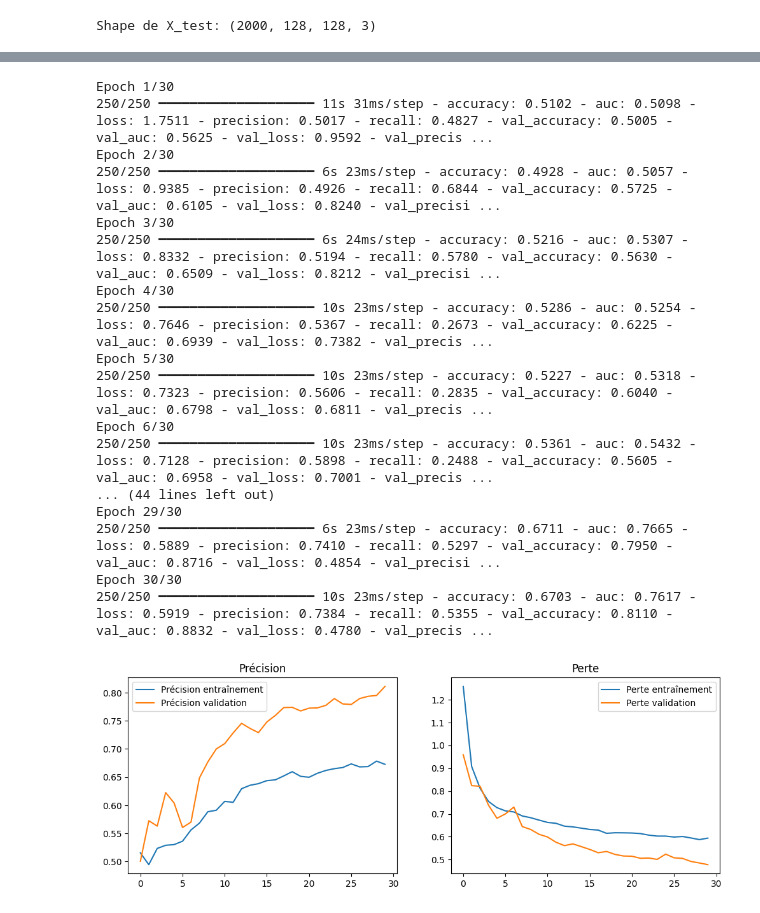
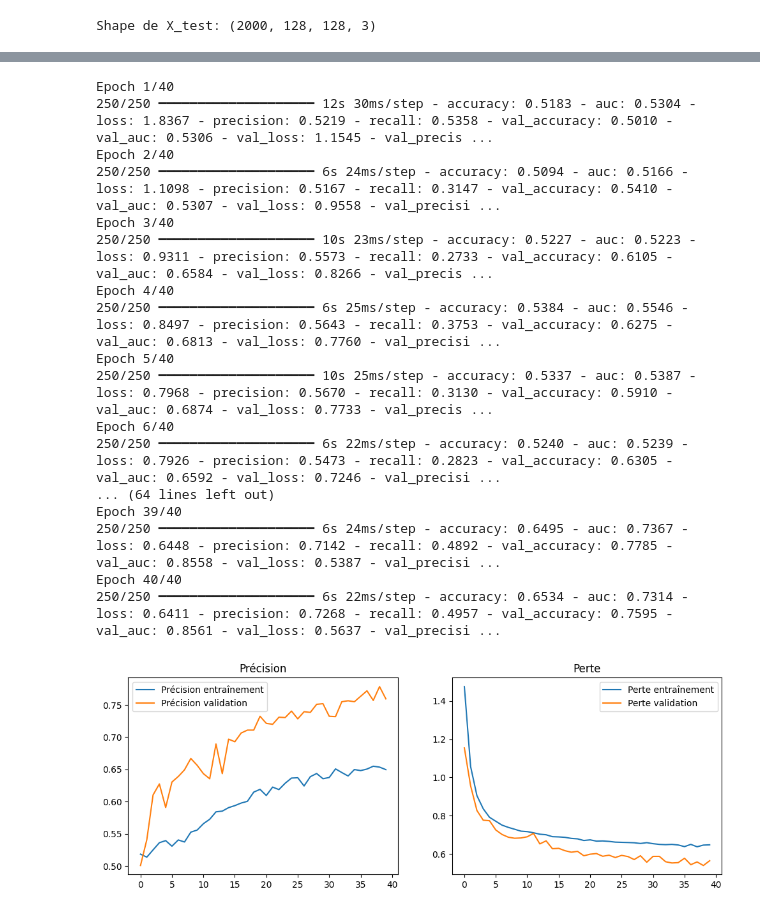
Before and after one commit to Yassin97440/cat-vs-dog, a Jupyter notebook: cat_vs_dog_TF.ipynb, the cells around one changed output, grey strips where cells are left out. Saved outputs shown, nothing was run; the diff lists cells and outputs as text; code cells hidden in the pictures.

Commit message:
meilleur résultats sans regularizer sur les couches CNN

```diff
--- a/cat_vs_dog_TF.ipynb
+++ b/cat_vs_dog_TF.ipynb
@@ -136,9 +136,9 @@ from tensorflow.keras.regularizers import l2
 # Avant le modèle.fit()
 data_augmentation = Sequential([
     tf.keras.layers.RandomFlip("horizontal"),
-    tf.keras.layers.RandomRotation(0.1),
-    tf.keras.layers.RandomZoom(0.1),
-    tf.keras.layers.RandomContrast(0.01),  # Variation de contraste
+    tf.keras.layers.RandomRotation(0.2),
+    tf.keras.layers.RandomZoom(0.2),
+    tf.keras.layers.RandomContrast(0.005),  # Variation de contraste
     tf.keras.layers.RandomBrightness(0.01)  # Variation de luminosité
 
 ])
@@ -155,7 +155,7 @@ model = Sequential([
     Conv2D(16, (3, 3), activation='relu',
            padding='same',
            input_shape=(128, 128, 3),
-          #  kernel_regularizer=l2(0.003)
+           kernel_regularizer=l2(0.003)
            ),
     # Réduction de la dimension spatiale par 2
     MaxPooling2D(2, 2),
@@ -164,7 +164,7 @@ model = Sequential([
 
     Conv2D(32, (3, 3), activation='relu',
            padding='same',
-          #  kernel_regularizer=l2(0.003)
+           kernel_regularizer=l2(0.003)
            ),
     MaxPooling2D(2, 2),
     tf.keras.layers.BatchNormalization(),
@@ -172,8 +172,8 @@ model = Sequential([
 
     # Troisième couche de convolution : encore plus de filtres
     Conv2D(128, (3, 3), activation='relu',
-          #  padding='same',
-          #  kernel_regularizer=l2(0.003)
+           padding='same',
+           kernel_regularizer=l2(0.003)
            ),
     MaxPooling2D(2, 2),
     tf.keras.layers.BatchNormalization(),
@@ -218,55 +218,57 @@ early_stopping = tf.keras.callbacks.EarlyStopping(
 # Entraînement du modèle
 history = model.fit(
     X_train, y_train,
-    epochs=30,
+    epochs=40,
     batch_size=32,
     validation_data=(X_test, y_test),
     shuffle=True,  # Mélange les données à chaque époque
     callbacks=[early_stopping],
     verbose=1
 )
 
 # Visualisation des résultats
 acc = history.history['accuracy']
 val_acc = history.history['val_accuracy']
 loss = history.history['loss']
 val_loss = history.history['val_loss']
 
 epochs_range = range(len(acc))
 
 plt.figure(figsize=(12, 4))
 plt.subplot(1, 2, 1)
 plt.plot(epochs_range, acc, label='Précision entraînement')
 plt.plot(epochs_range, val_acc, label='Précision validation')
 plt.legend()
 plt.title('Précision')
 
 plt.subplot(1, 2, 2)
 plt.plot(epochs_range, loss, label='Perte entraînement')
 plt.plot(epochs_range, val_loss, label='Perte validation')
 plt.legend()
 plt.title('Perte')
 
 plt.show()
+
+#meilleur résultat sans regularize sur cnn
 # %% [output]
-Epoch 1/30
-250/250 ━━━━━━━━━━━━━━━━━━━━ 11s 31ms/step - accuracy: 0.5102 - auc: 0.5098 - loss: 1.7511 - precision: 0.5017 - recall: 0.4827 - val_accuracy: 0.5005 - val_auc: 0.5625 - val_loss: 0.9592 - val_precis ...
-Epoch 2/30
-250/250 ━━━━━━━━━━━━━━━━━━━━ 6s 23ms/step - accuracy: 0.4928 - auc: 0.5057 - loss: 0.9385 - precision: 0.4926 - recall: 0.6844 - val_accuracy: 0.5725 - val_auc: 0.6105 - val_loss: 0.8240 - val_precisi ...
-Epoch 3/30
-250/250 ━━━━━━━━━━━━━━━━━━━━ 6s 24ms/step - accuracy: 0.5216 - auc: 0.5307 - loss: 0.8332 - precision: 0.5194 - recall: 0.5780 - val_accuracy: 0.5630 - val_auc: 0.6509 - val_loss: 0.8212 - val_precisi ...
-Epoch 4/30
-250/250 ━━━━━━━━━━━━━━━━━━━━ 10s 23ms/step - accuracy: 0.5286 - auc: 0.5254 - loss: 0.7646 - precision: 0.5367 - recall: 0.2673 - val_accuracy: 0.6225 - val_auc: 0.6939 - val_loss: 0.7382 - val_precis ...
-Epoch 5/30
-250/250 ━━━━━━━━━━━━━━━━━━━━ 10s 23ms/step - accuracy: 0.5227 - auc: 0.5318 - loss: 0.7323 - precision: 0.5606 - recall: 0.2835 - val_accuracy: 0.6040 - val_auc: 0.6798 - val_loss: 0.6811 - val_precis ...
-Epoch 6/30
-250/250 ━━━━━━━━━━━━━━━━━━━━ 10s 23ms/step - accuracy: 0.5361 - auc: 0.5432 - loss: 0.7128 - precision: 0.5898 - recall: 0.2488 - val_accuracy: 0.5605 - val_auc: 0.6958 - val_loss: 0.7001 - val_precis ...
-... (44 lines left out)
-Epoch 29/30
-250/250 ━━━━━━━━━━━━━━━━━━━━ 6s 23ms/step - accuracy: 0.6711 - auc: 0.7665 - loss: 0.5889 - precision: 0.7410 - recall: 0.5297 - val_accuracy: 0.7950 - val_auc: 0.8716 - val_loss: 0.4854 - val_precisi ...
-Epoch 30/30
-250/250 ━━━━━━━━━━━━━━━━━━━━ 10s 23ms/step - accuracy: 0.6703 - auc: 0.7617 - loss: 0.5919 - precision: 0.7384 - recall: 0.5355 - val_accuracy: 0.8110 - val_auc: 0.8832 - val_loss: 0.4780 - val_precis ...
+Epoch 1/40
+250/250 ━━━━━━━━━━━━━━━━━━━━ 12s 30ms/step - accuracy: 0.5183 - auc: 0.5304 - loss: 1.8367 - precision: 0.5219 - recall: 0.5358 - val_accuracy: 0.5010 - val_auc: 0.5306 - val_loss: 1.1545 - val_precis ...
+Epoch 2/40
+250/250 ━━━━━━━━━━━━━━━━━━━━ 6s 24ms/step - accuracy: 0.5094 - auc: 0.5166 - loss: 1.1098 - precision: 0.5167 - recall: 0.3147 - val_accuracy: 0.5410 - val_auc: 0.5307 - val_loss: 0.9558 - val_precisi ...
+Epoch 3/40
+250/250 ━━━━━━━━━━━━━━━━━━━━ 10s 23ms/step - accuracy: 0.5227 - auc: 0.5223 - loss: 0.9311 - precision: 0.5573 - recall: 0.2733 - val_accuracy: 0.6105 - val_auc: 0.6584 - val_loss: 0.8266 - val_precis ...
+Epoch 4/40
+250/250 ━━━━━━━━━━━━━━━━━━━━ 6s 25ms/step - accuracy: 0.5384 - auc: 0.5546 - loss: 0.8497 - precision: 0.5643 - recall: 0.3753 - val_accuracy: 0.6275 - val_auc: 0.6813 - val_loss: 0.7760 - val_precisi ...
+Epoch 5/40
+250/250 ━━━━━━━━━━━━━━━━━━━━ 10s 25ms/step - accuracy: 0.5337 - auc: 0.5387 - loss: 0.7968 - precision: 0.5670 - recall: 0.3130 - val_accuracy: 0.5910 - val_auc: 0.6874 - val_loss: 0.7733 - val_precis ...
+Epoch 6/40
+250/250 ━━━━━━━━━━━━━━━━━━━━ 6s 22ms/step - accuracy: 0.5240 - auc: 0.5239 - loss: 0.7926 - precision: 0.5473 - recall: 0.2823 - val_accuracy: 0.6305 - val_auc: 0.6592 - val_loss: 0.7246 - val_precisi ...
+... (64 lines left out)
+Epoch 39/40
+250/250 ━━━━━━━━━━━━━━━━━━━━ 6s 24ms/step - accuracy: 0.6495 - auc: 0.7367 - loss: 0.6448 - precision: 0.7142 - recall: 0.4892 - val_accuracy: 0.7785 - val_auc: 0.8558 - val_loss: 0.5387 - val_precisi ...
+Epoch 40/40
+250/250 ━━━━━━━━━━━━━━━━━━━━ 6s 22ms/step - accuracy: 0.6534 - auc: 0.7314 - loss: 0.6411 - precision: 0.7268 - recall: 0.4957 - val_accuracy: 0.7595 - val_auc: 0.8561 - val_loss: 0.5637 - val_precisi ...
-[figure, old version]
+[figure, new version]
 # %%
 # Affichage de l'architecture du modèle
 model.summary()
```
Also changed, not shown: parts of 4 cells of this notebook.
